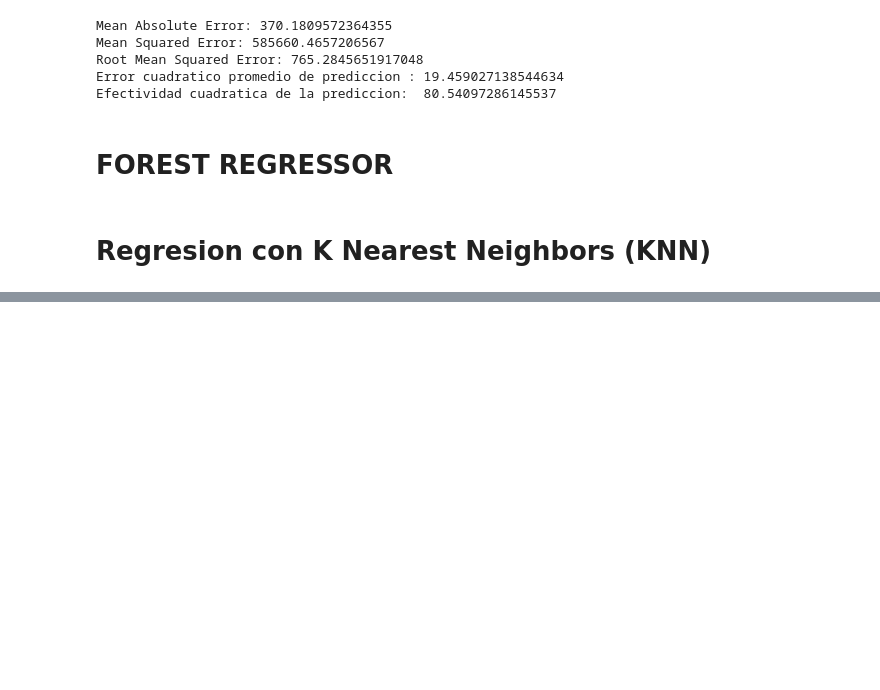
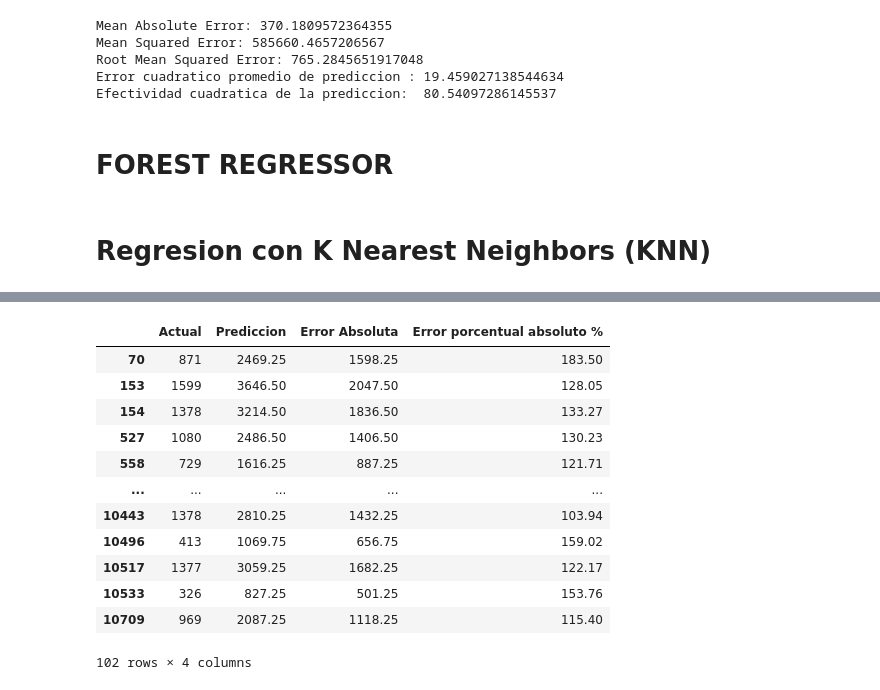
Before and after one commit to Lorenzomar4/ParadigmasDeProgramacionUnsam-tps, a Jupyter notebook: TP1 sin forest regressor.ipynb, the cells around one changed output, grey strips where cells are left out. Drawn from its saved outputs; the diff is of its cells as text; code cells hidden in the pictures; blank space fills up the shorter version.

```diff
--- a/TP1 sin forest regressor.ipynb
+++ b/TP1 sin forest regressor.ipynb
@@ -898,2 +898,19 @@ El K seleccionado por tener el valor RMSE minomo es :  4 con un RMSE De :  1184.
+# %%
+filtrado = algoPredicccion.resultadoDeEntrenamiento().loc[algoPredicccion.resultadoDeEntrenamiento()['Error porcentual absoluto %'] > 100]
+filtrado
+# %% [output]
+|  | Actual | Prediccion | Error Absoluta | Error porcentual absoluto % |
+| 70 | 871 | 2469.25 | 1598.25 | 183.50 |
+| 153 | 1599 | 3646.50 | 2047.50 | 128.05 |
+| 154 | 1378 | 3214.50 | 1836.50 | 133.27 |
+| 527 | 1080 | 2486.50 | 1406.50 | 130.23 |
+| 558 | 729 | 1616.25 | 887.25 | 121.71 |
+| ... | ... | ... | ... | ... |
+| 10443 | 1378 | 2810.25 | 1432.25 | 103.94 |
+| 10496 | 413 | 1069.75 | 656.75 | 159.02 |
+| 10517 | 1377 | 3059.25 | 1682.25 | 122.17 |
+| 10533 | 326 | 827.25 | 501.25 | 153.76 |
+| 10709 | 969 | 2087.25 | 1118.25 | 115.40 |
+102 rows × 4 columns
 # %%
 algoPredicccion.resultadoDeEntrenamiento().describe()
```
Also changed, not shown: parts of 16 cells of this notebook, 1 other file.
